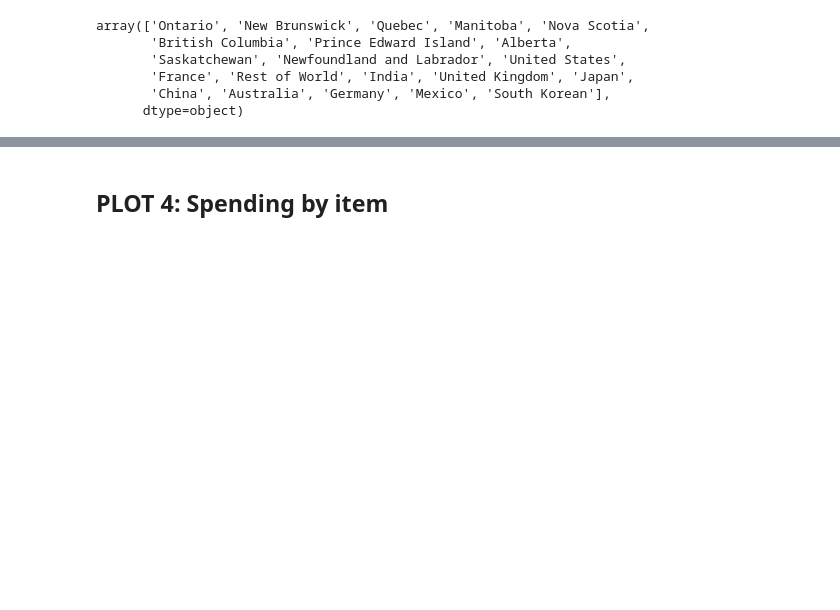
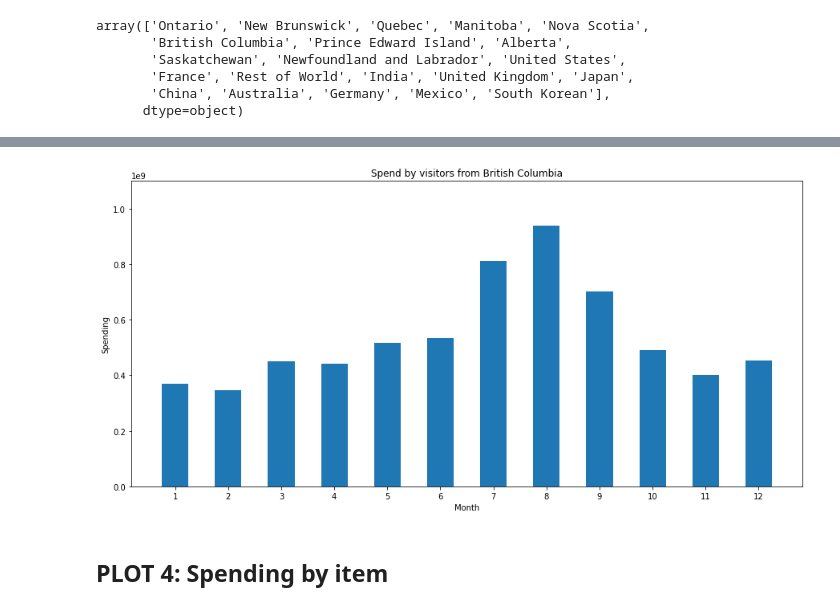
Before and after one commit to Vizzuality/tota, a Jupyter notebook: data/notebooks/tota_spending_data.ipynb, the cells around one changed output, grey strips where cells are left out. Saved outputs shown, nothing was run; the diff lists cells and outputs as text; code cells hidden in the pictures; blank space fills up the shorter version.

```diff
--- a/data/notebooks/tota_spending_data.ipynb
+++ b/data/notebooks/tota_spending_data.ipynb
@@ -515,2 +566,22 @@ Separate BC on a different plot
+# %%
+year = 2019
+df_plt = df[(df['Destination Province'] == 'British Columbia') & (df['Year'] == year)]
+df_plt = df_plt[df_plt['Origin Country / Province'] == 'British Columbia']
+df_plt = df_plt.groupby(['Origin Country / Province', 'Date'])['Spend'].sum().reset_index()
+df_plt['Month'] = df_plt['Date'].apply(lambda x: int(x[5:7]))
+max_val = 1000000000
+
+fig=plt.figure(figsize=(15,7))
+
+plt.bar(df_plt['Month'], df_plt['Spend'], 0.5)
+plt.ylim((0, max_val*1.1))
+plt.xticks(range(1,13))
+plt.xlabel("Month")
+plt.ylabel("Spending")
+plt.title('Spend by visitors from British Columbia')
+#plt.legend(cat)
+plt.show()
+# %% [output]
+[figure, added]
 # %% [markdown]
 ## PLOT 4: Spending by item
```
Also changed, not shown: parts of 24 cells of this notebook.
